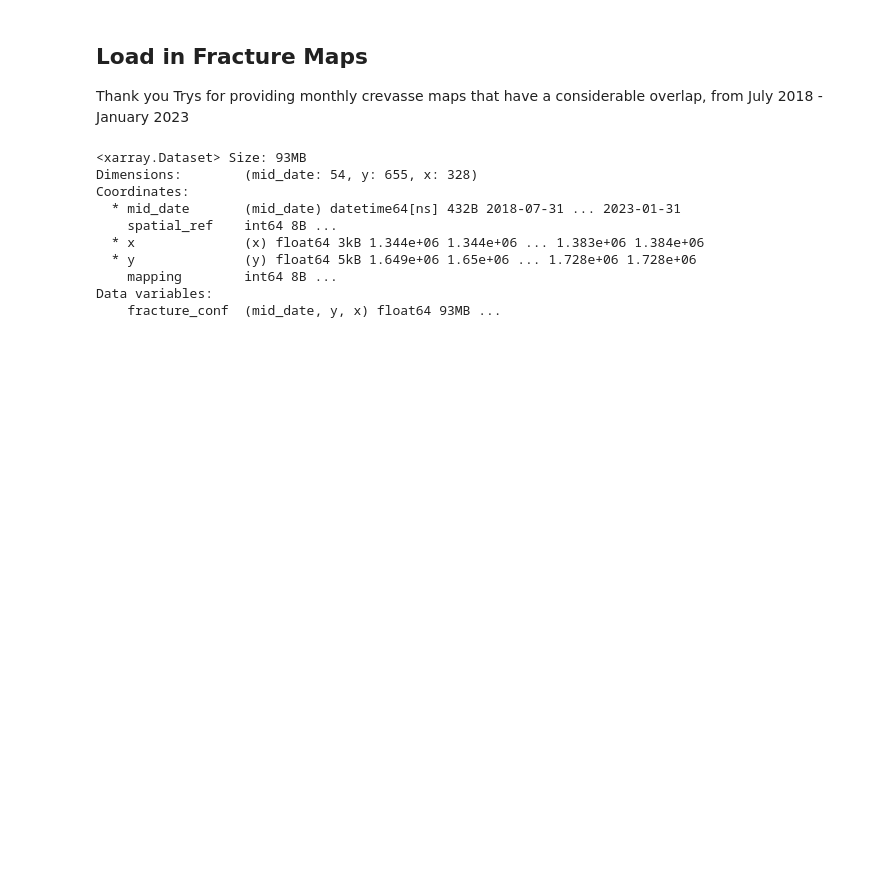
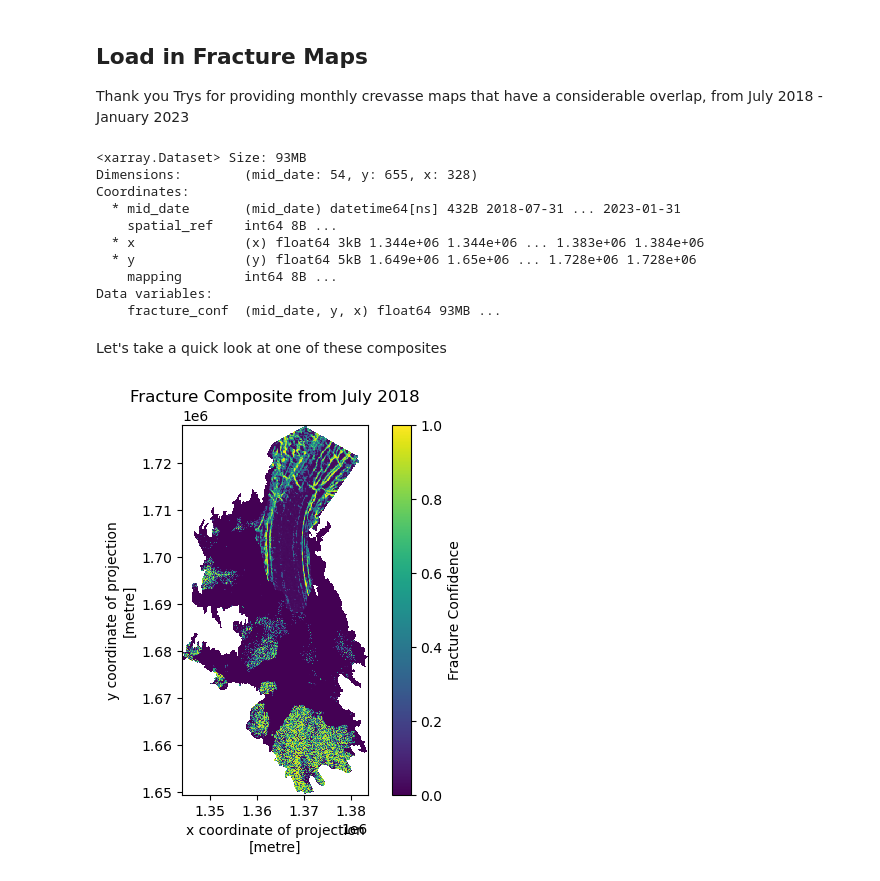
Before and after one commit to jackplogan33/ice-fracture-mechanics, a Jupyter notebook: notebooks/fracture-map-analysis.ipynb, the cells around one changed output. Saved outputs shown, nothing was run; the diff lists cells and outputs as text; code cells hidden in the pictures; blank space fills up the shorter version.

Commit message:
some GIFs, fracture map notebook worked on

```diff
--- a/notebooks/fracture-map-analysis.ipynb
+++ b/notebooks/fracture-map-analysis.ipynb
@@ -71,3 +71,14 @@ Coordinates:
     mapping        int64 8B ...
 Data variables:
     fracture_conf  (mid_date, y, x) float64 93MB ...
+# %% [markdown]
+Let's take a quick look at one of these composites
+# %%
+fig, ax = plt.subplots()
+
+fracture.fracture_conf[0].plot(ax=ax, vmax=1, cbar_kwargs={'label':'Fracture Confidence'})
+ax.set_title('Fracture Composite from July 2018')
+ax.set_aspect('equal')
+plt.show()
+# %% [output]
+[figure, added]
```
Also changed, not shown: parts of 25 cells of this notebook, 3 other files.
